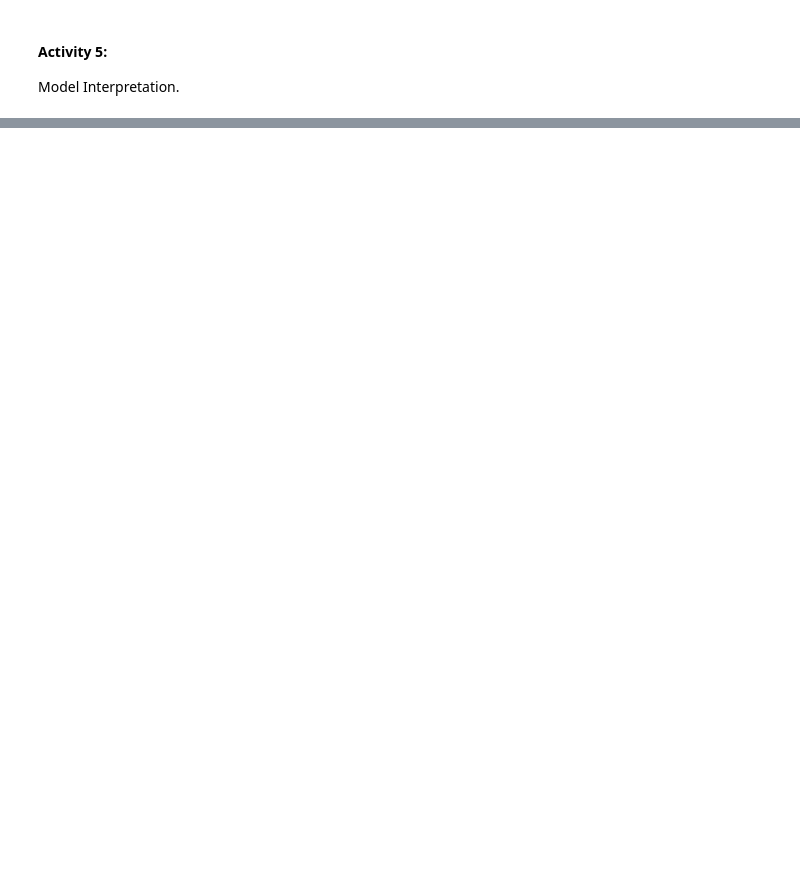
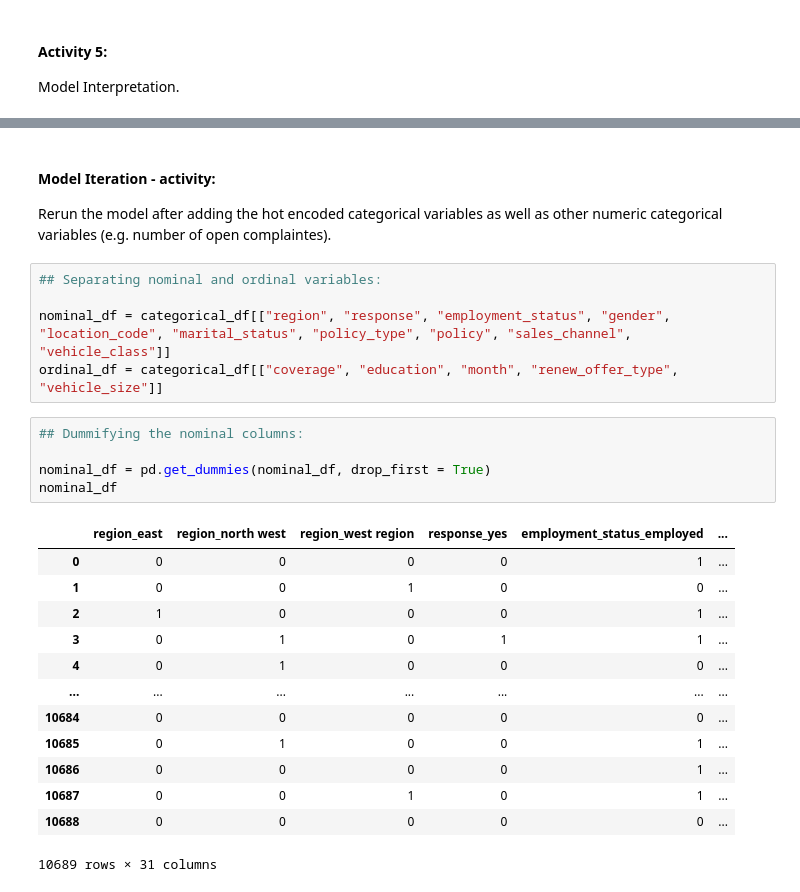
Before and after one commit to ericanna/Customer_Analysis_Case_Study, a Jupyter notebook: Lab_Linear_Regression.ipynb, the cells around one changed output, grey strips where cells are left out. Cells and saved outputs as stored; diff of their text form; blank space fills up the shorter version.

```diff
--- a/Lab_Linear_Regression.ipynb
+++ b/Lab_Linear_Regression.ipynb
@@ -88,0 +159,28 @@ Notes:
+# %% [markdown]
+#### Model Iteration - activity:
+
+Rerun the model after adding the hot encoded categorical variables as well as other numeric categorical variables (e.g. number of open complaintes).
+# %%
+## Separating nominal and ordinal variables:
+
+nominal_df = categorical_df[["region", "response", "employment_status", "gender", "location_code", "marital_status", "policy_type", "policy", "sales_channel", "vehicle_class"]]
+ordinal_df = categorical_df[["coverage", "education", "month", "renew_offer_type", "vehicle_size"]]
+# %%
+## Dummifying the nominal columns:
+
+nominal_df = pd.get_dummies(nominal_df, drop_first = True)
+nominal_df
+# %% [output]
+|  | region_east | region_north west | region_west region | response_yes | employment_status_employed | ... |
+| 0 | 0 | 0 | 0 | 0 | 1 | ... |
+| 1 | 0 | 0 | 1 | 0 | 0 | ... |
+| 2 | 1 | 0 | 0 | 0 | 1 | ... |
+| 3 | 0 | 1 | 0 | 1 | 1 | ... |
+| 4 | 0 | 1 | 0 | 0 | 0 | ... |
+| ... | ... | ... | ... | ... | ... | ... |
+| 10684 | 0 | 0 | 0 | 0 | 0 | ... |
+| 10685 | 0 | 1 | 0 | 0 | 1 | ... |
+| 10686 | 0 | 0 | 0 | 0 | 1 | ... |
+| 10687 | 0 | 0 | 1 | 0 | 1 | ... |
+| 10688 | 0 | 0 | 0 | 0 | 0 | ... |
+10689 rows × 31 columns
```
Also changed, not shown: parts of 25 cells of this notebook.
